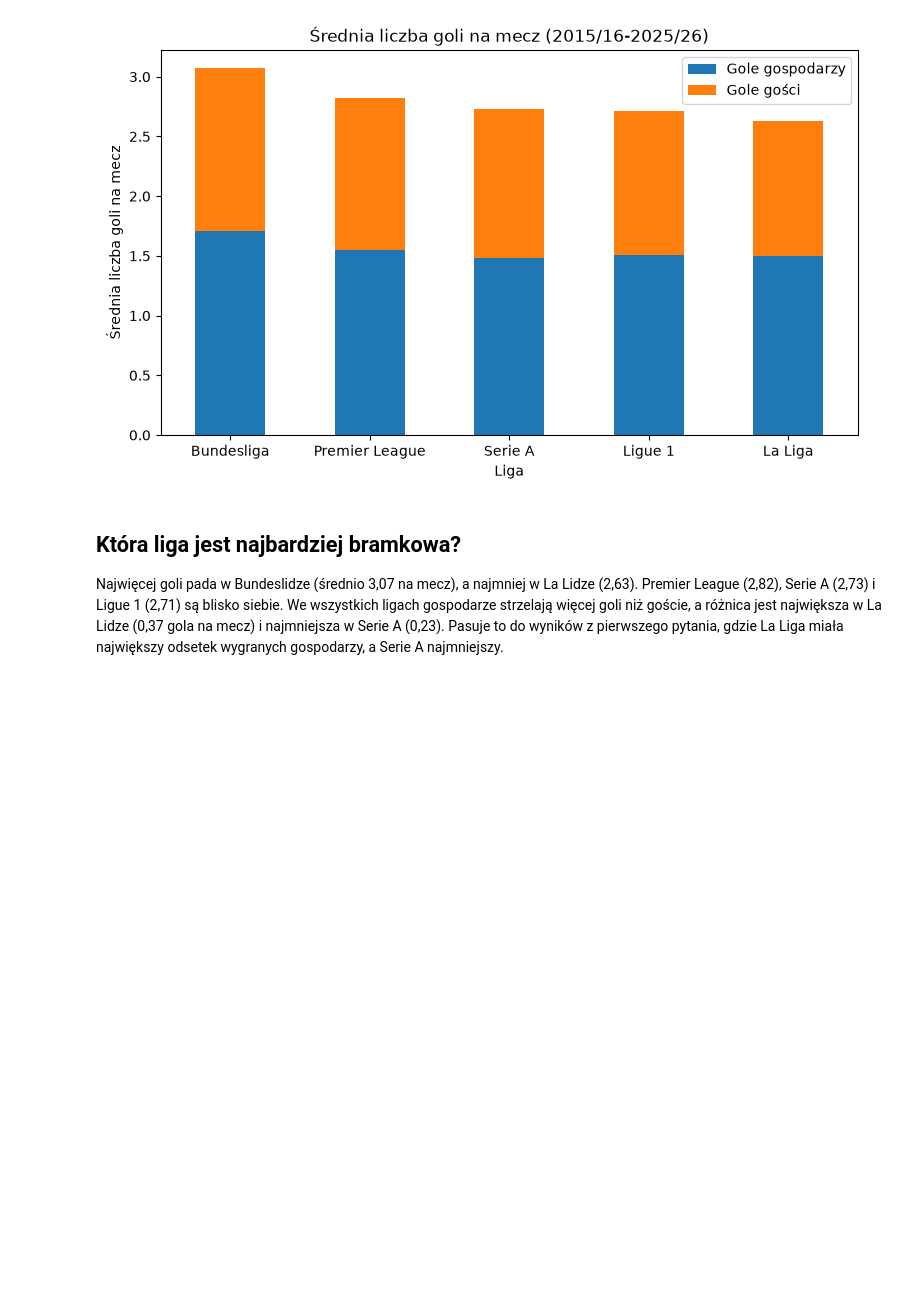
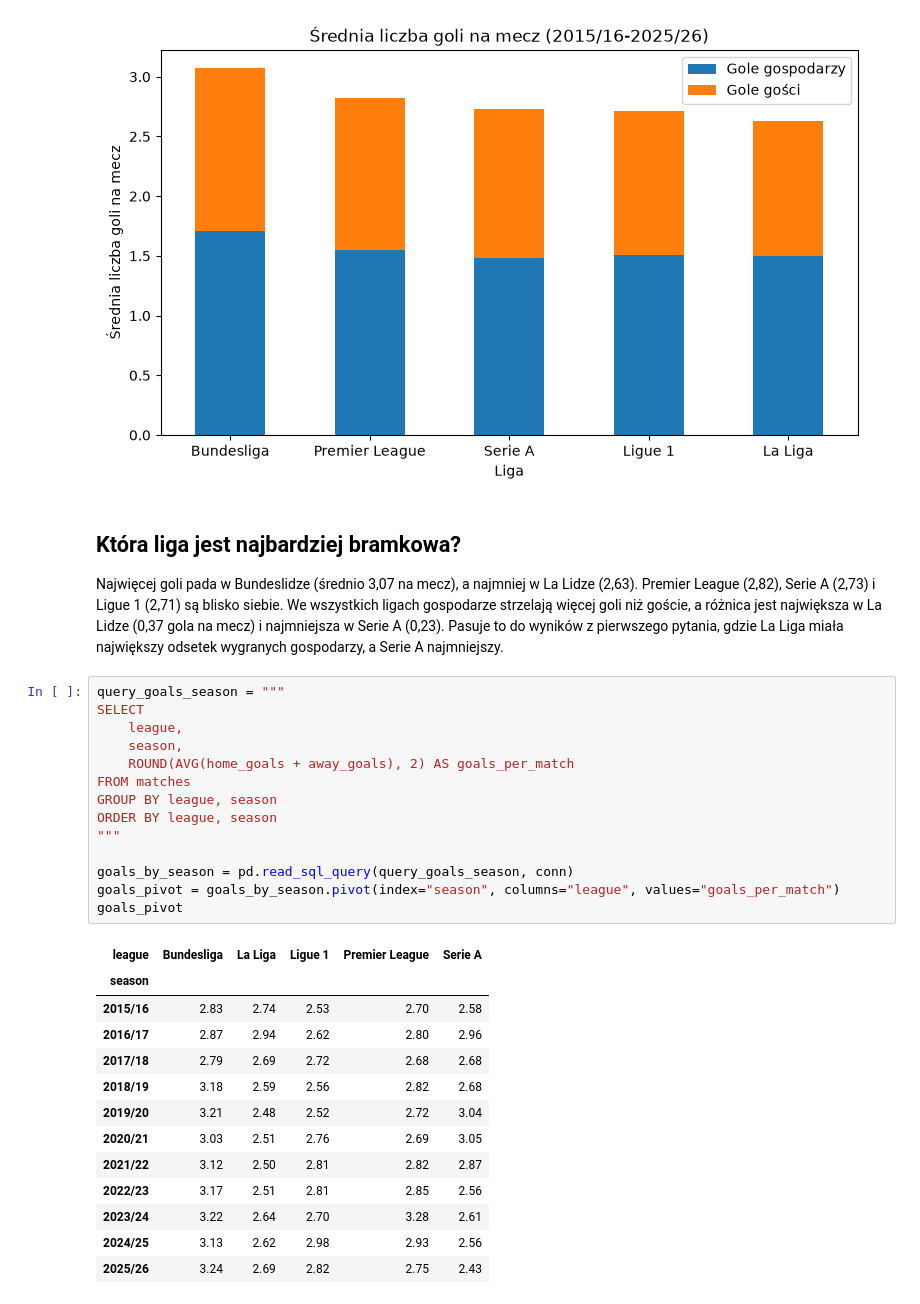
Before and after one commit to igorfliss/football-analysis, a Jupyter notebook: notebooks/01_analysis.ipynb, the cells around one changed output. Cells and saved outputs as stored; diff of their text form; blank space fills up the shorter version.

```diff
--- a/notebooks/01_analysis.ipynb
+++ b/notebooks/01_analysis.ipynb
@@ -143,3 +143,31 @@ plt.show()
 ## Która liga jest najbardziej bramkowa?
 
 Najwięcej goli pada w Bundeslidze (średnio 3,07 na mecz), a najmniej w La Lidze (2,63). Premier League (2,82), Serie A (2,73) i Ligue 1 (2,71) są blisko siebie. We wszystkich ligach gospodarze strzelają więcej goli niż goście, a różnica jest największa w La Lidze (0,37 gola na mecz) i najmniejsza w Serie A (0,23). Pasuje to do wyników z pierwszego pytania, gdzie La Liga miała największy odsetek wygranych gospodarzy, a Serie A najmniejszy.
+# %%
+query_goals_season = """
+SELECT
+    league,
+    season,
+    ROUND(AVG(home_goals + away_goals), 2) AS goals_per_match
+FROM matches
+GROUP BY league, season
+ORDER BY league, season
+"""
+
+goals_by_season = pd.read_sql_query(query_goals_season, conn)
+goals_pivot = goals_by_season.pivot(index="season", columns="league", values="goals_per_match")
+goals_pivot
+# %% [output]
+| league | Bundesliga | La Liga | Ligue 1 | Premier League | Serie A |
+| season |  |  |  |  |  |
+| 2015/16 | 2.83 | 2.74 | 2.53 | 2.70 | 2.58 |
+| 2016/17 | 2.87 | 2.94 | 2.62 | 2.80 | 2.96 |
+| 2017/18 | 2.79 | 2.69 | 2.72 | 2.68 | 2.68 |
+| 2018/19 | 3.18 | 2.59 | 2.56 | 2.82 | 2.68 |
+| 2019/20 | 3.21 | 2.48 | 2.52 | 2.72 | 3.04 |
+| 2020/21 | 3.03 | 2.51 | 2.76 | 2.69 | 3.05 |
+| 2021/22 | 3.12 | 2.50 | 2.81 | 2.82 | 2.87 |
+| 2022/23 | 3.17 | 2.51 | 2.81 | 2.85 | 2.56 |
+| 2023/24 | 3.22 | 2.64 | 2.70 | 3.28 | 2.61 |
+| 2024/25 | 3.13 | 2.62 | 2.98 | 2.93 | 2.56 |
+| 2025/26 | 3.24 | 2.69 | 2.82 | 2.75 | 2.43 |
```
Also changed, not shown: parts of 2 cells of this notebook.
